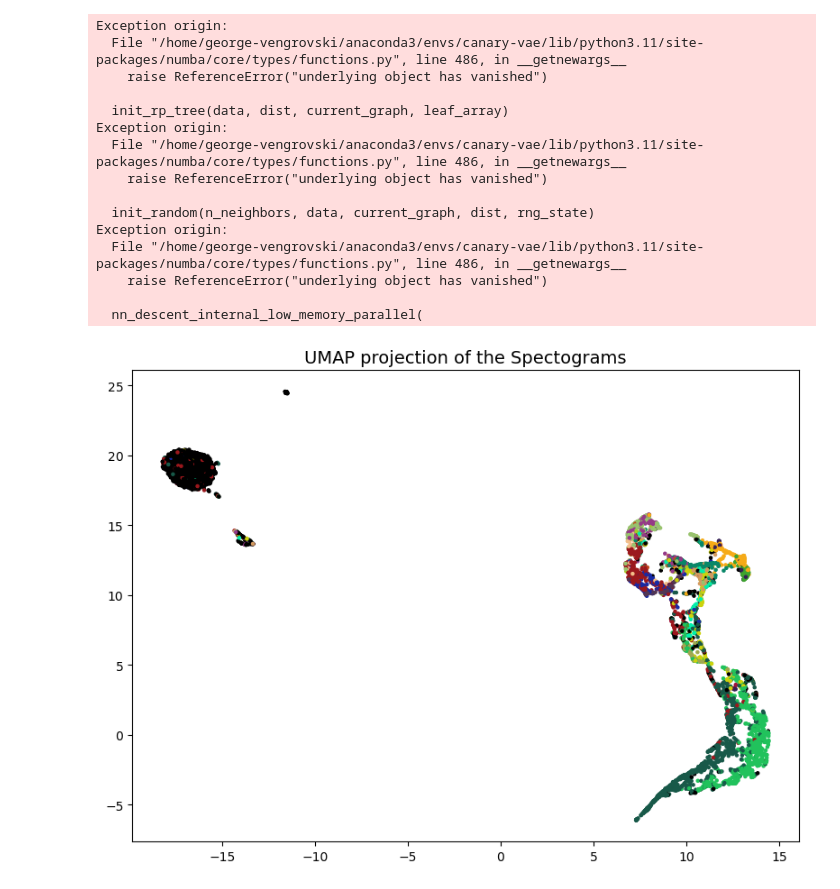
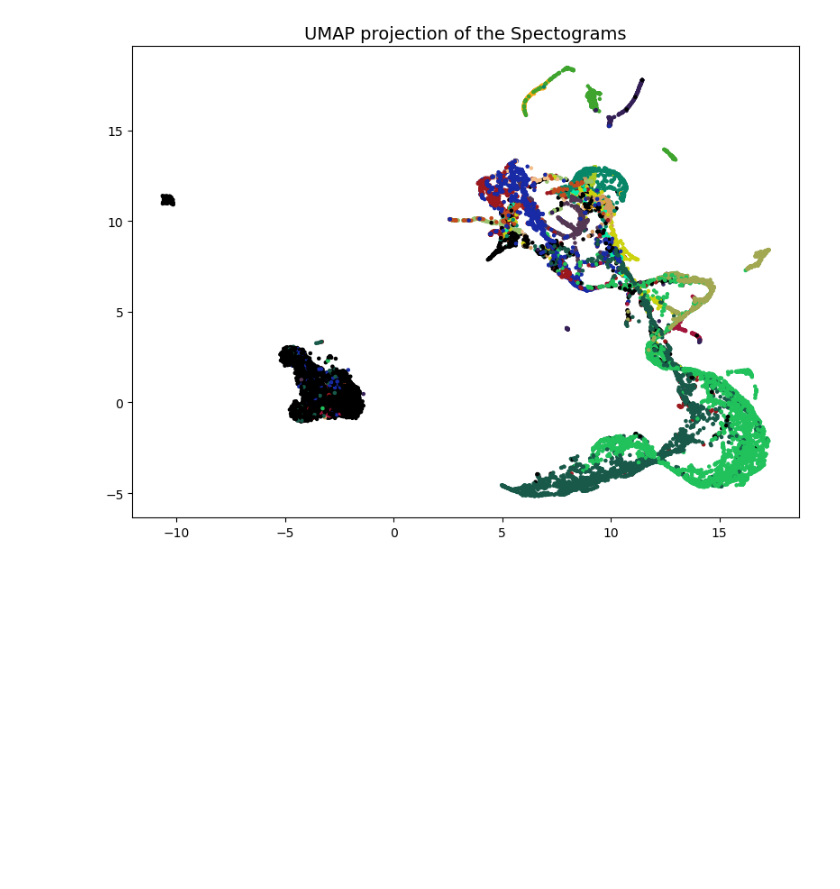
Before and after one commit to georgevenven/tweety_bert_paper, a Jupyter notebook: notebooks/UMAP_FER.ipynb, the cells around one changed output. Saved outputs shown, nothing was run; the diff lists cells and outputs as text; code cells hidden in the pictures; blank space fills up the shorter version.

Commit message:
updates to UMAP gen and plot gen

```diff
--- a/notebooks/UMAP_FER.ipynb
+++ b/notebooks/UMAP_FER.ipynb
@@ -20,15 +20,15 @@ from torch.utils.data import DataLoader
 from data_class import SongDataSet_Image, CollateFunction
 
 train_dir = "/home/george-vengrovski/Documents/projects/tweety_bert_paper/files/llb3_train"
-test_dir = "/home/george-vengrovski/Documents/projects/tweety_bert_paper/files/llb3_test"
+test_dir = "/home/george-vengrovski/Documents/projects/tweety_bert_paper/files/llb3_test_50"
 
 train_dataset = SongDataSet_Image(train_dir, num_classes=21, psuedo_labels_generated=False)
 test_dataset = SongDataSet_Image(test_dir, num_classes=21, psuedo_labels_generated=False)
 
 collate_fn = CollateFunction(segment_length=1000)  # Adjust the segment length if needed
 
-train_loader = DataLoader(train_dataset, batch_size=48, shuffle=True, collate_fn=collate_fn)
-test_loader = DataLoader(test_dataset, batch_size=48, shuffle=True, collate_fn=collate_fn)
+train_loader = DataLoader(train_dataset, batch_size=1, shuffle=True, collate_fn=collate_fn)
+test_loader = DataLoader(test_dataset, batch_size=1, shuffle=True, collate_fn=collate_fn)
 # %%
 reductions_dims = 2
 plot_figure = True
@@ -39,7 +39,7 @@ import umap
 list_of_data = []
 list_of_ground_truth = []
 
-for i,  (data, ground_truth_label, _) in enumerate(train_loader):
+for i,  (data, ground_truth_label, _) in enumerate(test_loader):
     # remove channel dim (used for conv)
     data = data[:,0,:,:]
     data = data.permute(0,2,1)
@@ -55,10 +55,10 @@ for i,  (data, ground_truth_label, _) in enumerate(train_loader):
 list_of_data = np.concatenate(list_of_data, axis=0)
 list_of_ground_truth = np.concatenate(list_of_ground_truth, axis=0)
 
-# Randomly sample 10,000 points because large UMAPing large amounts of data is bug prone and
-sample_indices = np.random.choice(list_of_data.shape[0], 10000, replace=False)
-list_of_data_sampled = list_of_data[sample_indices]
-list_of_ground_truth_sampled = list_of_ground_truth[sample_indices]
+# # Randomly sample 10,000 points because large UMAPing large amounts of data is bug prone and
+# sample_indices = np.random.choice(list_of_data.shape[0], 5000, replace=False)
+list_of_data_sampled = list_of_data[:50000]
+list_of_ground_truth_sampled = list_of_ground_truth[:50000]
 
 
 # color stuff #
@@ -66,49 +66,34 @@ file_path = "/home/george-vengrovski/Documents/projects/tweety_bert_cluster/proj
 with open(file_path, 'rb') as file:
     color_map_data = pickle.load(file)
 
 label_to_color = {label: tuple(color) for label, color in color_map_data.items()}
 
 colors_for_points = []
 for label_row in list_of_ground_truth_sampled:
     if label_row.ndim > 0:
         # If label_row is iterable (more than one dimension)
         row_colors = [label_to_color[int(lbl)] for lbl in label_row]
         avg_color = np.mean(row_colors, axis=0)
     else:
         # If label_row is a single integer (one dimension)
         avg_color = label_to_color[int(label_row)]
     colors_for_points.append(avg_color)
 
 
 # UMAP reduction, eucledian looks the best
 reducer = umap.UMAP(random_state=42, n_neighbors=15, min_dist=0.05, n_components=reductions_dims, metric='cosine')
 embedding_outputs = reducer.fit_transform(list_of_data_sampled)
 
 # Plotting (if conditions are met)
 if reductions_dims == 2 and plot_figure == True:
     # Create the plot
     fig = plt.figure(figsize=(8, 6))
     plt.scatter(embedding_outputs[:, 0], embedding_outputs[:, 1], s=5, c=colors_for_points)
     plt.title('UMAP projection of the Spectograms', fontsize=14)
     plt.tight_layout()
     plt.show()
 # %% [output]
-Exception origin:
-  File "/home/george-vengrovski/anaconda3/envs/canary-vae/lib/python3.11/site-packages/numba/core/types/functions.py", line 486, in __getnewargs__
-    raise ReferenceError("underlying object has vanished")
-
-  init_rp_tree(data, dist, current_graph, leaf_array)
-Exception origin:
-  File "/home/george-vengrovski/anaconda3/envs/canary-vae/lib/python3.11/site-packages/numba/core/types/functions.py", line 486, in __getnewargs__
-    raise ReferenceError("underlying object has vanished")
-
-  init_random(n_neighbors, data, current_graph, dist, rng_state)
-Exception origin:
-  File "/home/george-vengrovski/anaconda3/envs/canary-vae/lib/python3.11/site-packages/numba/core/types/functions.py", line 486, in __getnewargs__
-    raise ReferenceError("underlying object has vanished")
-
-  nn_descent_internal_low_memory_parallel(
-[figure, old version]
+[figure, new version]
 # %%
 from linear_probe import LinearProbeModel, LinearProbeTrainer
 
```
Also changed, not shown: parts of 1 cell of this notebook, 11 other files.
